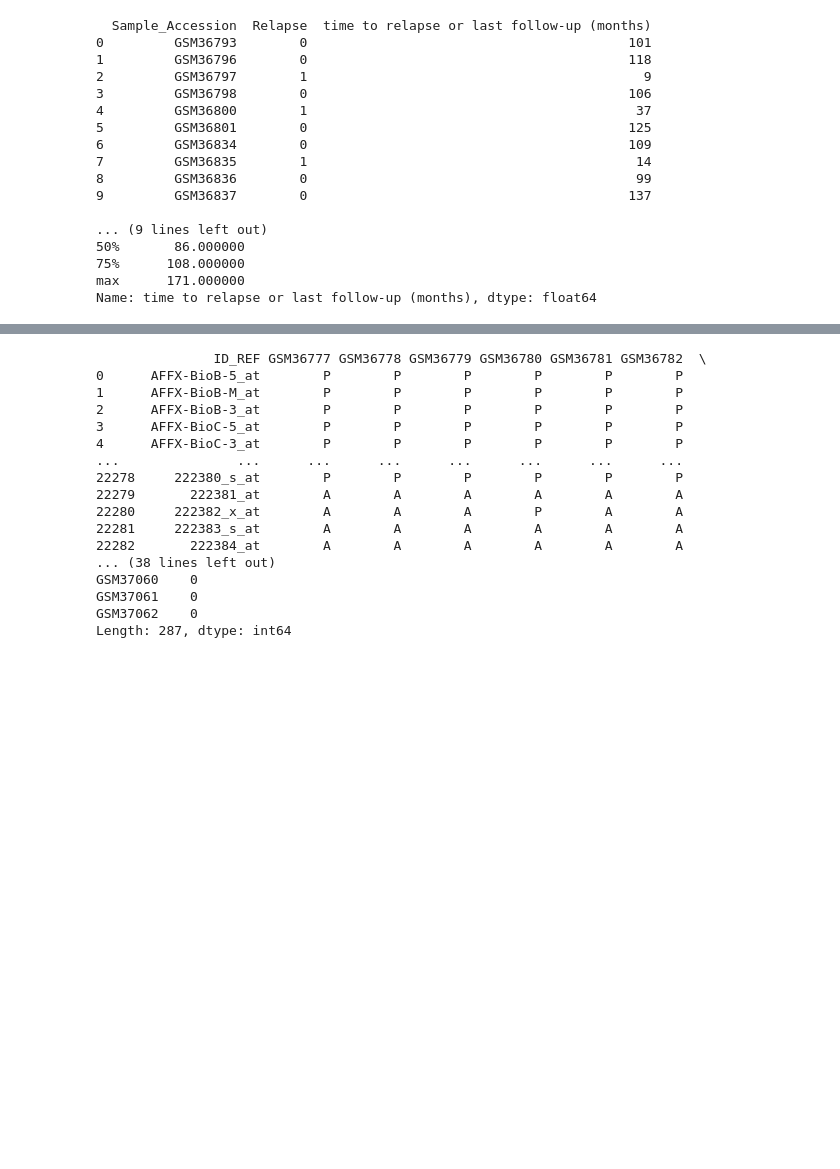
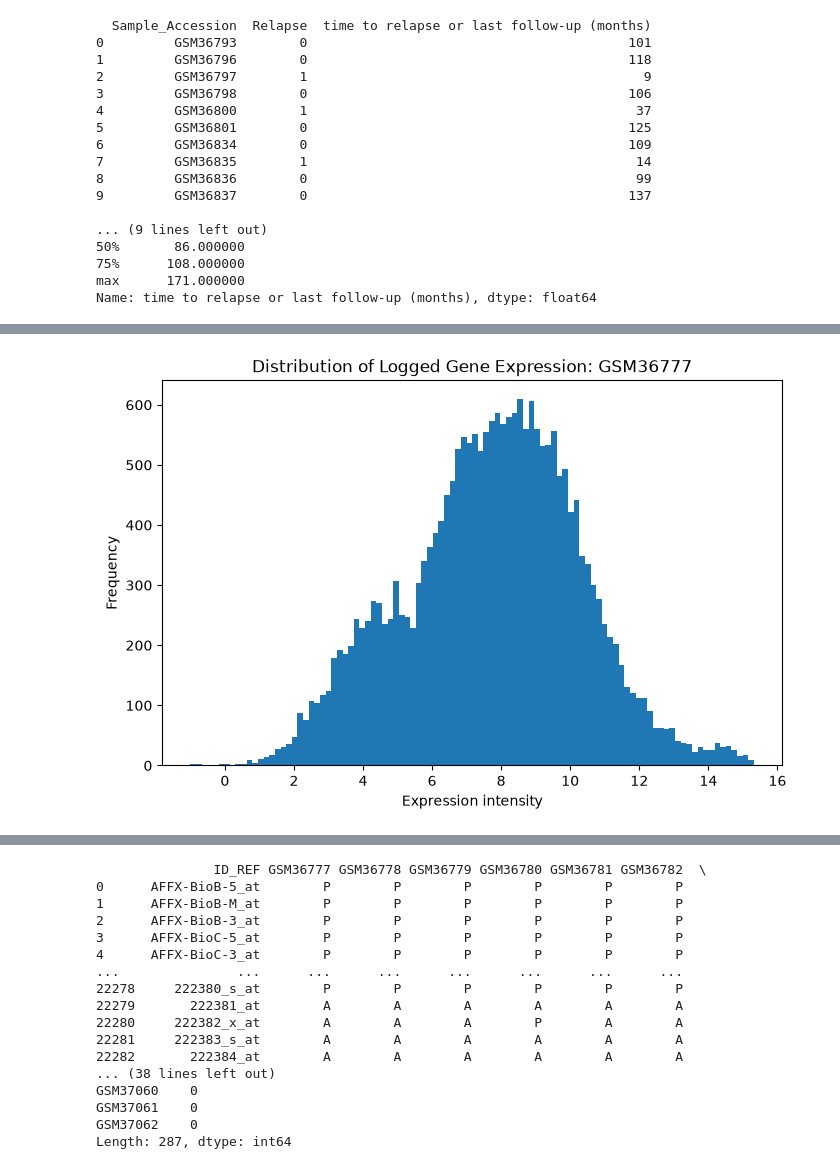
Before and after one commit to saranenada-cell/GeneExpressionBreastCancerRelapse, a Jupyter notebook: analysis/EDA Report.ipynb, the cells around one changed output, grey strips where cells are left out. Saved outputs shown, nothing was run; the diff lists cells and outputs as text; code cells hidden in the pictures; blank space fills up the shorter version.

```diff
--- a/analysis/EDA Report.ipynb
+++ b/analysis/EDA Report.ipynb
@@ -109,0 +184,10 @@ Length: 287, dtype: int64
+# %%
+#Distribution of just 1 sample in log df
+plt.figure(figsize=(8, 5))
+plt.hist(logged_gene_seq_df["GSM36777"], bins=100)
+plt.xlabel("Expression intensity")
+plt.ylabel("Frequency")
+plt.title("Distribution of Logged Gene Expression: GSM36777")
+plt.show()
+# %% [output]
+[figure, added]
```
Also changed, not shown: parts of 30 cells of this notebook, 1 other file.
